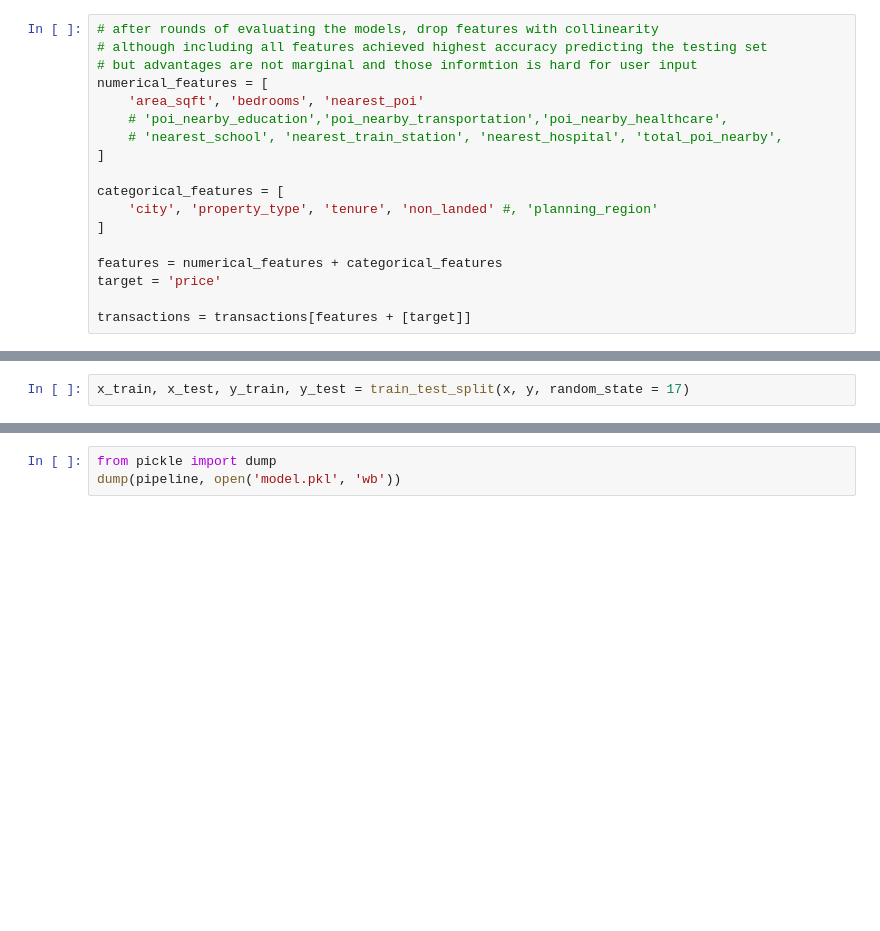
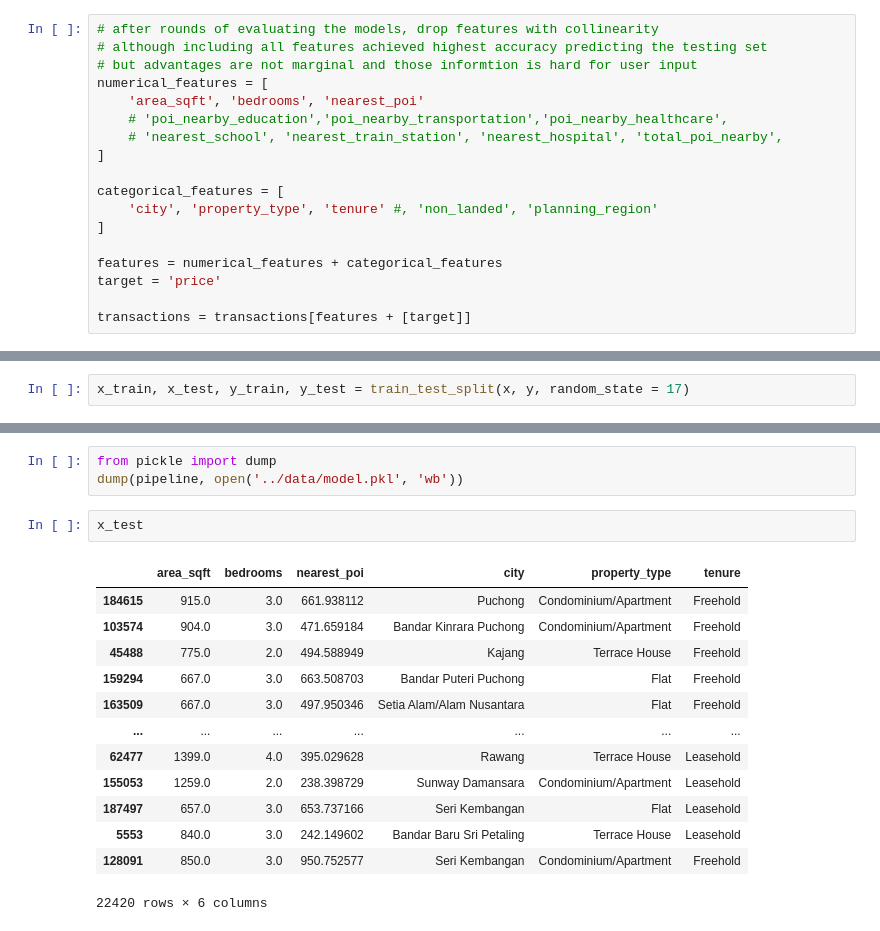
Before and after one commit to tangklrb/WQD7005, a Jupyter notebook: 10_Assignment_Milestone_4/Milestone 4 - Data Interpretation.ipynb, the cells around one changed output, grey strips where cells are left out. Cells and saved outputs as stored; diff of their text form; blank space fills up the shorter version.

```diff
--- a/10_Assignment_Milestone_4/Milestone 4 - Data Interpretation.ipynb
+++ b/10_Assignment_Milestone_4/Milestone 4 - Data Interpretation.ipynb
@@ -61,7 +63,7 @@ numerical_features = [
 ]
 
 categorical_features = [
-    'city', 'property_type', 'tenure', 'non_landed' #, 'planning_region'
+    'city', 'property_type', 'tenure' #, 'non_landed', 'planning_region'
 ]
 
 features = numerical_features + categorical_features
@@ -142,4 +144,20 @@ Score: 0.668372
 22420 rows × 2 columns
 # %%
 from pickle import dump
-dump(pipeline, open('model.pkl', 'wb'))
+dump(pipeline, open('../data/model.pkl', 'wb'))
+# %%
+x_test
+# %% [output]
+|  | area_sqft | bedrooms | nearest_poi | city | property_type | tenure |
+| 184615 | 915.0 | 3.0 | 661.938112 | Puchong | Condominium/Apartment | Freehold |
+| 103574 | 904.0 | 3.0 | 471.659184 | Bandar Kinrara Puchong | Condominium/Apartment | Freehold |
+| 45488 | 775.0 | 2.0 | 494.588949 | Kajang | Terrace House | Freehold |
+| 159294 | 667.0 | 3.0 | 663.508703 | Bandar Puteri Puchong | Flat | Freehold |
+| 163509 | 667.0 | 3.0 | 497.950346 | Setia Alam/Alam Nusantara | Flat | Freehold |
+| ... | ... | ... | ... | ... | ... | ... |
+| 62477 | 1399.0 | 4.0 | 395.029628 | Rawang | Terrace House | Leasehold |
+| 155053 | 1259.0 | 2.0 | 238.398729 | Sunway Damansara | Condominium/Apartment | Leasehold |
+| 187497 | 657.0 | 3.0 | 653.737166 | Seri Kembangan | Flat | Leasehold |
+| 5553 | 840.0 | 3.0 | 242.149602 | Bandar Baru Sri Petaling | Terrace House | Leasehold |
+| 128091 | 850.0 | 3.0 | 950.752577 | Seri Kembangan | Condominium/Apartment | Freehold |
+22420 rows × 6 columns
```
Also changed, not shown: parts of 2 cells of this notebook, 7 other files.
